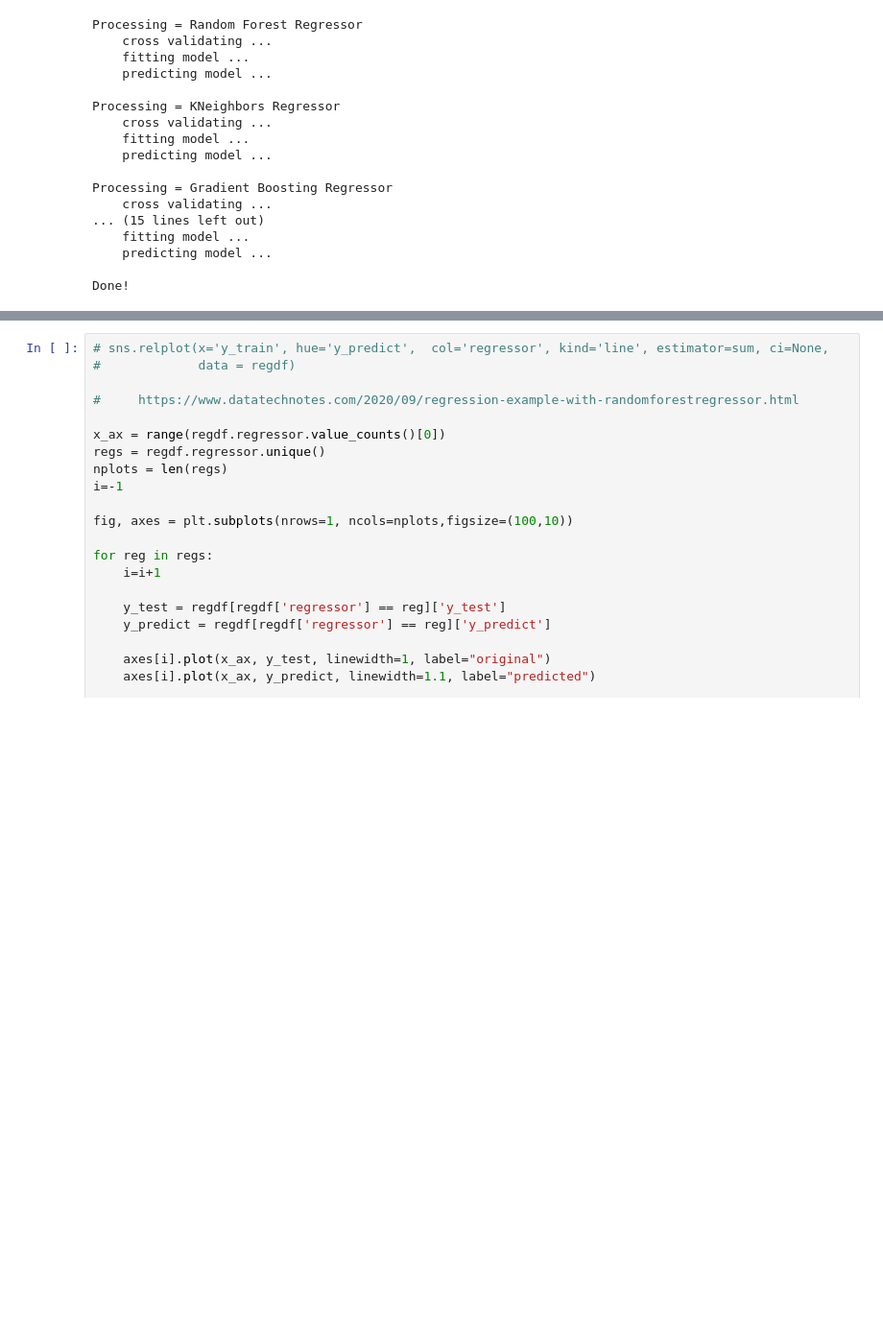
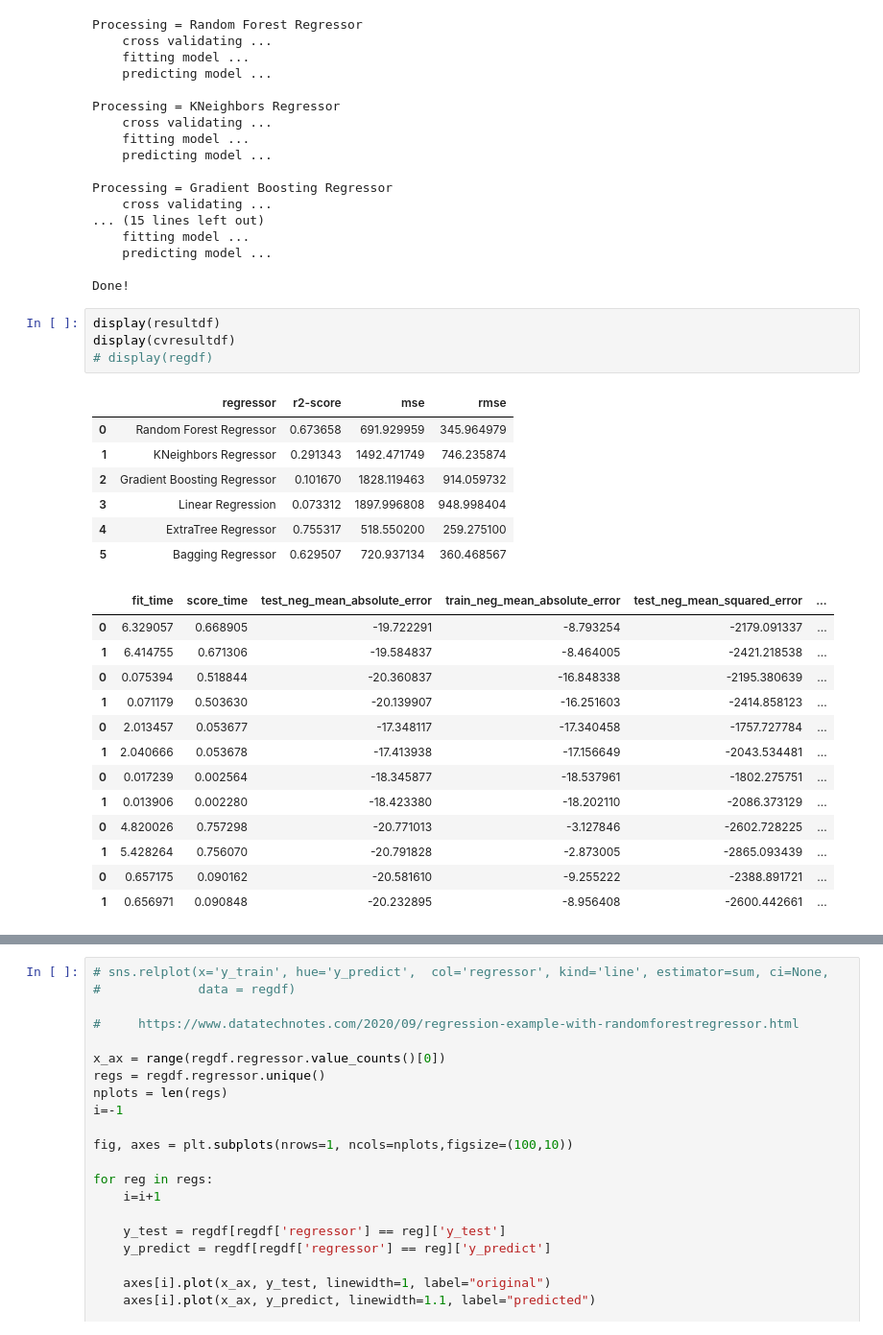
Before and after one commit to mdeevan/StarbucksCapstone, a Jupyter notebook: Starbucks_Capstone_notebook.ipynb, the cells around one changed output, grey strips where cells are left out. Shown at 96% size. Drawn from its saved outputs; the diff is of its cells as text; blank space fills up the shorter version.

```diff
--- a/Starbucks_Capstone_notebook.ipynb
+++ b/Starbucks_Capstone_notebook.ipynb
@@ -1705,6 +1478,31 @@ Processing = Gradient Boosting Regressor
     predicting model ...
 
 Done!
+# %%
+display(resultdf)
+display(cvresultdf)
+# display(regdf)
+# %% [output]
+|  | regressor | r2-score | mse | rmse |
+| 0 | Random Forest Regressor | 0.673658 | 691.929959 | 345.964979 |
+| 1 | KNeighbors Regressor | 0.291343 | 1492.471749 | 746.235874 |
+| 2 | Gradient Boosting Regressor | 0.101670 | 1828.119463 | 914.059732 |
+| 3 | Linear Regression | 0.073312 | 1897.996808 | 948.998404 |
+| 4 | ExtraTree Regressor | 0.755317 | 518.550200 | 259.275100 |
+| 5 | Bagging Regressor | 0.629507 | 720.937134 | 360.468567 |
+|  | fit_time | score_time | test_neg_mean_absolute_error | train_neg_mean_absolute_error | test_neg_mean_squared_error | ... |
+| 0 | 6.329057 | 0.668905 | -19.722291 | -8.793254 | -2179.091337 | ... |
+| 1 | 6.414755 | 0.671306 | -19.584837 | -8.464005 | -2421.218538 | ... |
+| 0 | 0.075394 | 0.518844 | -20.360837 | -16.848338 | -2195.380639 | ... |
+| 1 | 0.071179 | 0.503630 | -20.139907 | -16.251603 | -2414.858123 | ... |
+| 0 | 2.013457 | 0.053677 | -17.348117 | -17.340458 | -1757.727784 | ... |
+| 1 | 2.040666 | 0.053678 | -17.413938 | -17.156649 | -2043.534481 | ... |
+| 0 | 0.017239 | 0.002564 | -18.345877 | -18.537961 | -1802.275751 | ... |
+| 1 | 0.013906 | 0.002280 | -18.423380 | -18.202110 | -2086.373129 | ... |
+| 0 | 4.820026 | 0.757298 | -20.771013 | -3.127846 | -2602.728225 | ... |
+| 1 | 5.428264 | 0.756070 | -20.791828 | -2.873005 | -2865.093439 | ... |
+| 0 | 0.657175 | 0.090162 | -20.581610 | -9.255222 | -2388.891721 | ... |
+| 1 | 0.656971 | 0.090848 | -20.232895 | -8.956408 | -2600.442661 | ... |
 # %%
 # sns.relplot(x='y_train', hue='y_predict',  col='regressor', kind='line', estimator=sum, ci=None,
 #             data = regdf)
```
Also changed, not shown: parts of 168 cells of this notebook, 1 other file.
